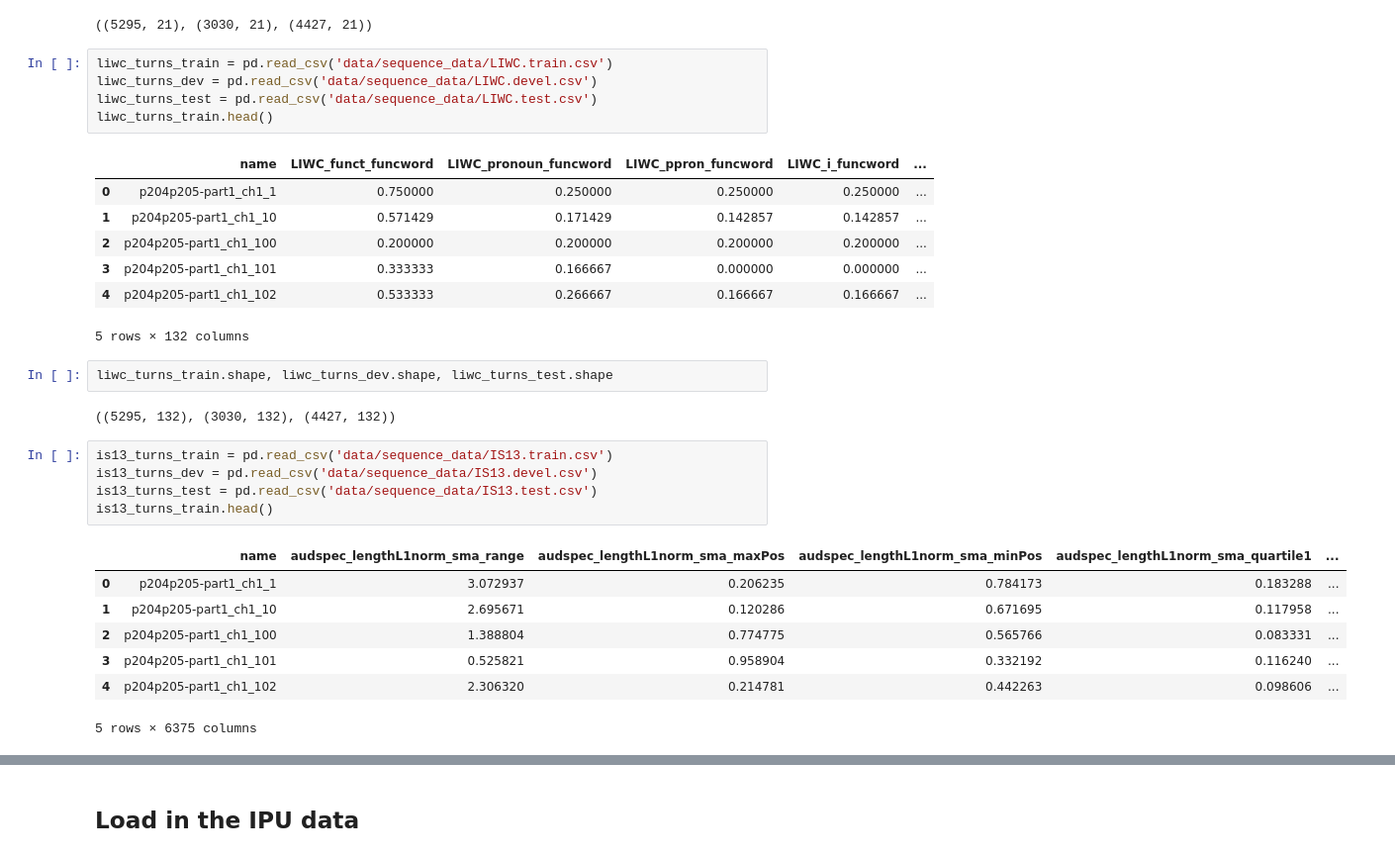
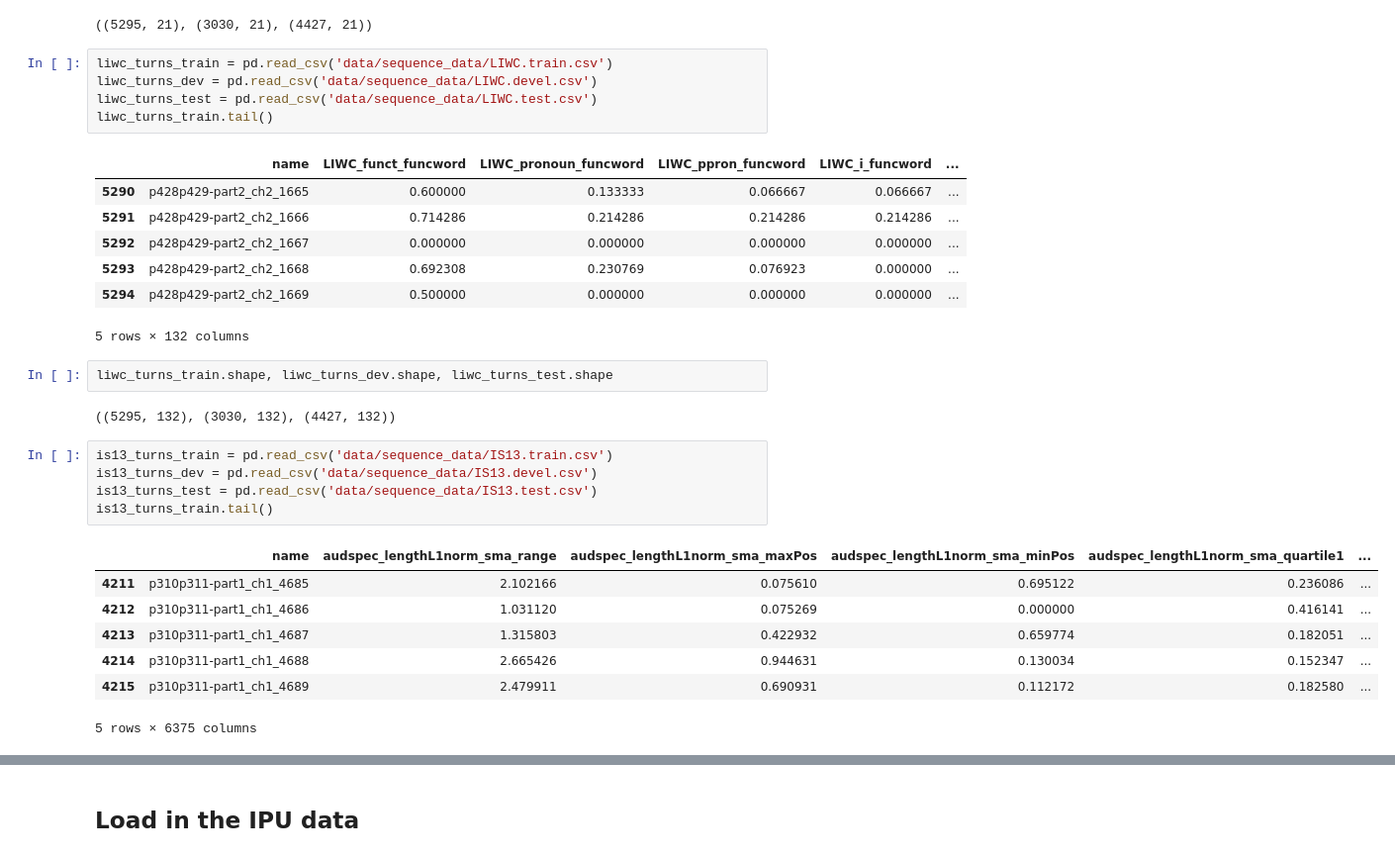
Before and after one commit to teffland/deceptive-speech, a Jupyter notebook: Big IPU-Turns Data Cleaning.ipynb, the cells around one changed output, grey strips where cells are left out. Shown at 99% size. Saved outputs shown, nothing was run; the diff lists cells and outputs as text.

```diff
--- a/Big IPU-Turns Data Cleaning.ipynb
+++ b/Big IPU-Turns Data Cleaning.ipynb
@@ -57,14 +59,14 @@ dal_turns_train.shape, dal_turns_dev.shape, dal_turns_test.shape
 liwc_turns_train = pd.read_csv('data/sequence_data/LIWC.train.csv')
 liwc_turns_dev = pd.read_csv('data/sequence_data/LIWC.devel.csv')
 liwc_turns_test = pd.read_csv('data/sequence_data/LIWC.test.csv')
-liwc_turns_train.head()
+liwc_turns_train.tail()
 # %% [output]
 |  | name | LIWC_funct_funcword | LIWC_pronoun_funcword | LIWC_ppron_funcword | LIWC_i_funcword | ... |
-| 0 | p204p205-part1_ch1_1 | 0.750000 | 0.250000 | 0.250000 | 0.250000 | ... |
-| 1 | p204p205-part1_ch1_10 | 0.571429 | 0.171429 | 0.142857 | 0.142857 | ... |
-| 2 | p204p205-part1_ch1_100 | 0.200000 | 0.200000 | 0.200000 | 0.200000 | ... |
-| 3 | p204p205-part1_ch1_101 | 0.333333 | 0.166667 | 0.000000 | 0.000000 | ... |
-| 4 | p204p205-part1_ch1_102 | 0.533333 | 0.266667 | 0.166667 | 0.166667 | ... |
+| 5290 | p428p429-part2_ch2_1665 | 0.600000 | 0.133333 | 0.066667 | 0.066667 | ... |
+| 5291 | p428p429-part2_ch2_1666 | 0.714286 | 0.214286 | 0.214286 | 0.214286 | ... |
+| 5292 | p428p429-part2_ch2_1667 | 0.000000 | 0.000000 | 0.000000 | 0.000000 | ... |
+| 5293 | p428p429-part2_ch2_1668 | 0.692308 | 0.230769 | 0.076923 | 0.000000 | ... |
+| 5294 | p428p429-part2_ch2_1669 | 0.500000 | 0.000000 | 0.000000 | 0.000000 | ... |
 5 rows × 132 columns
 # %%
 liwc_turns_train.shape, liwc_turns_dev.shape, liwc_turns_test.shape
@@ -73,13 +75,13 @@ liwc_turns_train.shape, liwc_turns_dev.shape, liwc_turns_test.shape
 # %%
 is13_turns_train = pd.read_csv('data/sequence_data/IS13.train.csv')
 is13_turns_dev = pd.read_csv('data/sequence_data/IS13.devel.csv')
 is13_turns_test = pd.read_csv('data/sequence_data/IS13.test.csv')
-is13_turns_train.head()
+is13_turns_train.tail()
 # %% [output]
 |  | name | audspec_lengthL1norm_sma_range | audspec_lengthL1norm_sma_maxPos | audspec_lengthL1norm_sma_minPos | audspec_lengthL1norm_sma_quartile1 | ... |
-| 0 | p204p205-part1_ch1_1 | 3.072937 | 0.206235 | 0.784173 | 0.183288 | ... |
-| 1 | p204p205-part1_ch1_10 | 2.695671 | 0.120286 | 0.671695 | 0.117958 | ... |
-| 2 | p204p205-part1_ch1_100 | 1.388804 | 0.774775 | 0.565766 | 0.083331 | ... |
-| 3 | p204p205-part1_ch1_101 | 0.525821 | 0.958904 | 0.332192 | 0.116240 | ... |
-| 4 | p204p205-part1_ch1_102 | 2.306320 | 0.214781 | 0.442263 | 0.098606 | ... |
+| 4211 | p310p311-part1_ch1_4685 | 2.102166 | 0.075610 | 0.695122 | 0.236086 | ... |
+| 4212 | p310p311-part1_ch1_4686 | 1.031120 | 0.075269 | 0.000000 | 0.416141 | ... |
+| 4213 | p310p311-part1_ch1_4687 | 1.315803 | 0.422932 | 0.659774 | 0.182051 | ... |
+| 4214 | p310p311-part1_ch1_4688 | 2.665426 | 0.944631 | 0.130034 | 0.152347 | ... |
+| 4215 | p310p311-part1_ch1_4689 | 2.479911 | 0.690931 | 0.112172 | 0.182580 | ... |
 5 rows × 6375 columns
```
Also changed, not shown: parts of 7 cells of this notebook, 9 other files.
